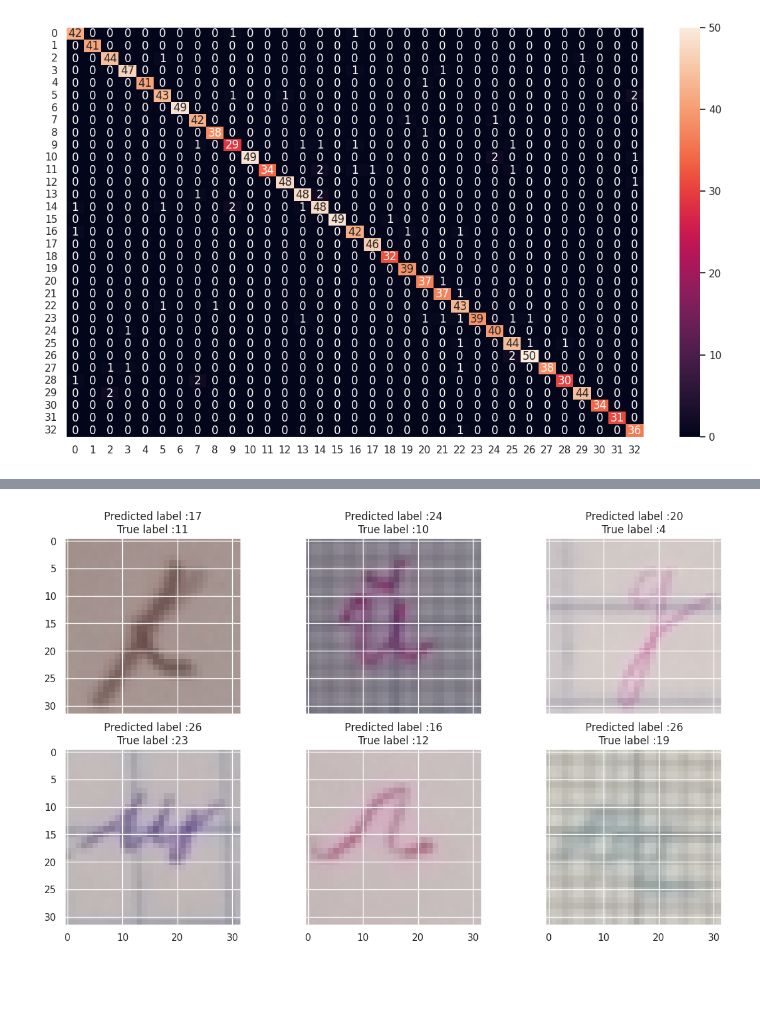
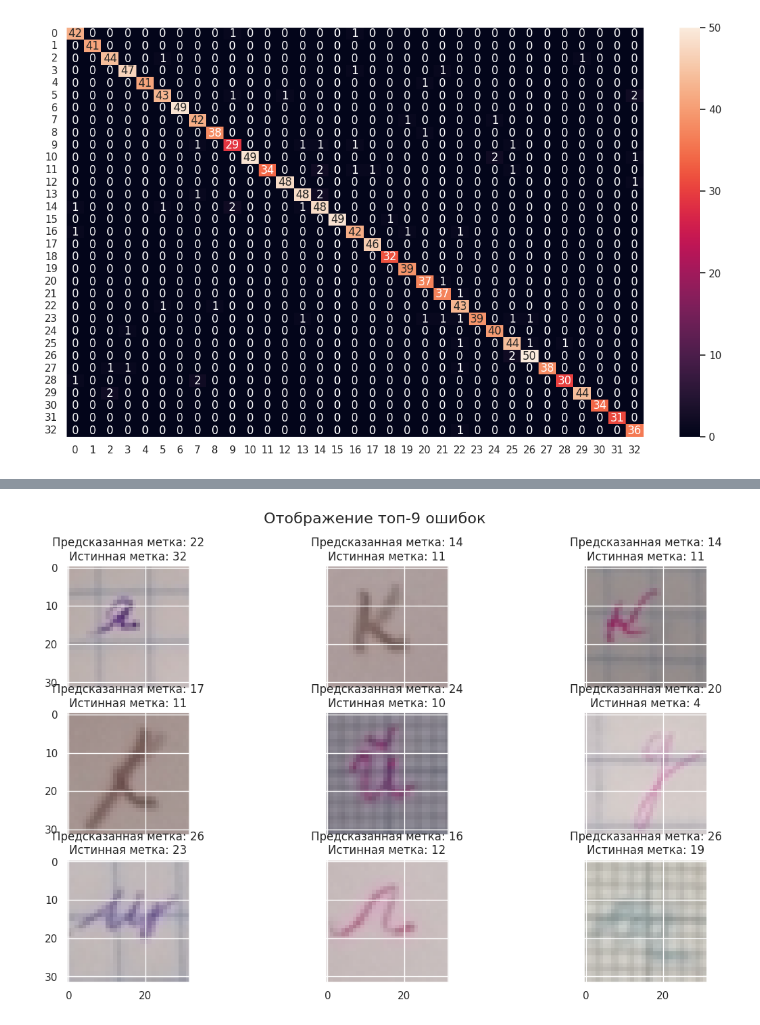
Before and after one commit to MorozovDesu/neural_network_technologies, a Jupyter notebook: 2_Лаба_Нейросетевые_технологии_.ipynb, the cells around one changed output, grey strips where cells are left out. Cells and saved outputs as stored; diff of their text form; code cells hidden in the pictures; blank space fills up the shorter version.

```diff
--- a/2_Лаба_Нейросетевые_технологии_.ipynb
+++ b/2_Лаба_Нейросетевые_технологии_.ipynb
@@ -457,52 +505,47 @@ sns.heatmap(confusion_mtx, annot=True, fmt='d')
 <Axes: >
 [figure]
 # %%
-# Display some error results
-
-# Convert one-hot vector to labels
+# Преобразование меток из формата one-hot в исходный формат меток
 Y_true = y_test
-
-# Predict the values from the test dataset
+# Предсказание значений на тестовом наборе данных с помощью сохраненной модели
 Y_pred = saved_model.predict(X_test)
-# Convert predictions from one-hot vectors to labels
-Y_pred_classes = np.argmax(Y_pred,axis = 1)
-
-# Errors are difference between predicted labels and true labels
+# Преобразование предсказанных значений из формата one-hot в исходный формат меток
+Y_pred_classes = np.argmax(Y_pred, axis=1)
+# Вычисление ошибок путем сравнения предсказанных меток с истинными метками
 errors = (Y_pred_classes - Y_true != 0)
-
+# Получение предсказанных меток для ошибочных предсказаний
 Y_pred_classes_errors = Y_pred_classes[errors]
+# Получение предсказанных значений для ошибочных предсказаний
 Y_pred_errors = Y_pred[errors]
+# Получение истинных меток для ошибочных предсказаний
 Y_true_errors = Y_true[errors]
+# Получение изображений, соответствующих ошибочным предсказаниям
 X_val_errors = X_test[errors]
 
-def display_errors(errors_index,img_errors,pred_errors, obs_errors):
-    """ This function shows 6 images with their predicted and real labels"""
+def display_errors(errors_index, img_errors, pred_errors, obs_errors):
+    """Функция отображает 9 изображений с предсказанными и истинными метками"""
     n = 0
-    nrows = 2
+    nrows = 3
     ncols = 3
-    fig, ax = plt.subplots(nrows,ncols,sharex=True,sharey=True)
+    fig, ax = plt.subplots(nrows, ncols, sharex=True, sharey=True)
+    fig.suptitle("Отображение топ-9 ошибок", fontsize=16)
     for row in range(nrows):
         for col in range(ncols):
             error = errors_index[n]
-            ax[row,col].imshow((img_errors[error]))
-            ax[row,col].set_title("Predicted label :{}\nTrue label :{}".format(pred_errors[error],obs_errors[error]))
+            ax[row, col].imshow((img_errors[error]))
+            ax[row, col].set_title("Предсказанная метка: {}\nИстинная метка: {}".format(pred_errors[error], obs_errors[error]))
             n += 1
 
-# Probabilities of the wrongly predicted letters
-Y_pred_errors_prob = np.max(Y_pred_errors,axis = 1)
-
-# Predicted probabilities of the true values in the error set
+# Вероятности неправильно предсказанных символов
+Y_pred_errors_prob = np.max(Y_pred_errors, axis=1)
+# Предсказанные вероятности истинных значений в ошибочном наборе
 true_prob_errors = np.diagonal(np.take(Y_pred_errors, Y_true_errors, axis=1))
-
-# Difference between the probability of the predicted label and the true label
+# Разница между вероятностью предсказанной метки и истинной меткой
 delta_pred_true_errors = Y_pred_errors_prob - true_prob_errors
-
-# Sorted list of the delta prob errors
+# Сортированный список ошибок по возрастанию разницы вероятностей
 sorted_delta_errors = np.argsort(delta_pred_true_errors)
-
-# Top 6 errors
-most_important_errors = sorted_delta_errors[-6:]
-
-# Show the top 6 errors
+# Топ-9 ошибок
+most_important_errors = sorted_delta_errors[-9:]
+# Отображение топ-9 ошибок
 display_errors(most_important_errors, X_val_errors, Y_pred_classes_errors, Y_true_errors)
 # %% [output]
@@ -510 +553 @@ display_errors(most_important_errors, X_val_errors, Y_pred_classes_errors, Y_tru
-[figure, old version]
+[figure, new version]
```
Also changed, not shown: parts of 22 cells of this notebook.
